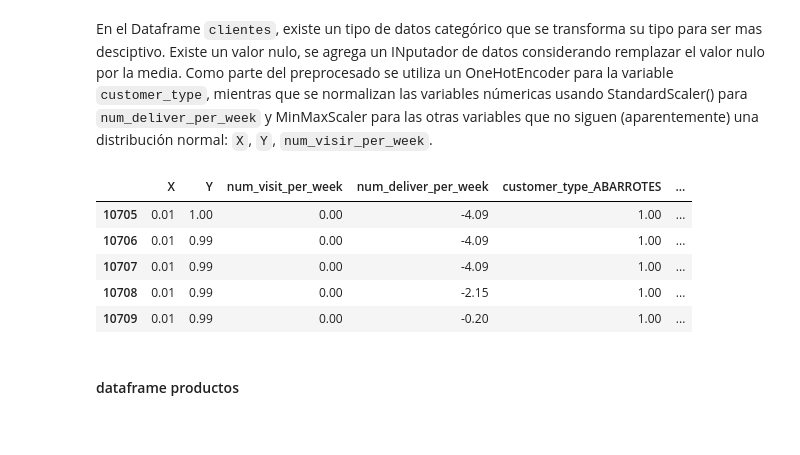
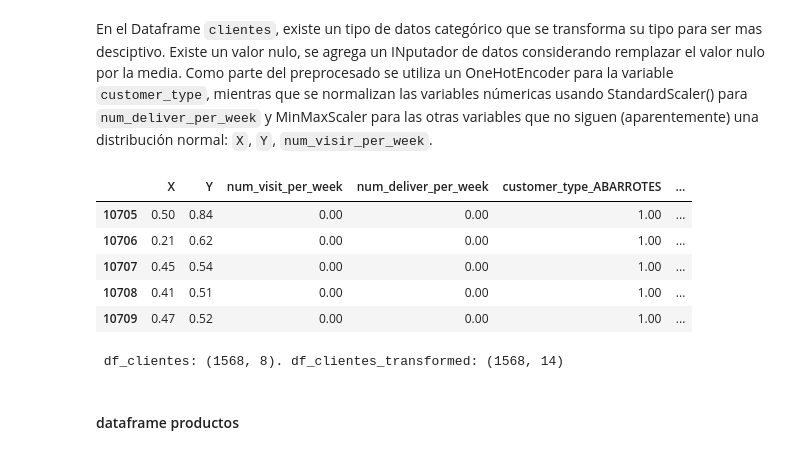
Before and after one commit to onemoremoka/sodaIAdrinks, a Jupyter notebook: datascience_notebook.ipynb, the cells around one changed output. Cells and saved outputs as stored; diff of their text form; code cells hidden in the pictures.

```diff
--- a/datascience_notebook.ipynb
+++ b/datascience_notebook.ipynb
@@ -416,3 +523,6 @@ dtype: int64
+# %%
+# se elimina el registor con X nulo
+df_clientes = df_clientes[df_clientes['X'].notna()]
 # %%
 # se convierte la columna de tipo 'object' a 'category' para optimizar el uso de memoria
 df_clientes = df_clientes.apply(
@@ -510,45 +617,51 @@ import pandas as pd
 
 # Pipelines separados
 num_pipeline = Pipeline([
+    ('outlier', IQR(lambda_=1)),
     ('imputer', SimpleImputer(strategy='mean')),
     ('scaler', MinMaxScaler())
 ])
 
 num_norm_pipeline = Pipeline([
+    ('outlier', IQR(lambda_=1)),
     ('imputer', SimpleImputer(strategy='mean')),
     ('scaler', StandardScaler())
 ])
 
 cat_pipeline = Pipeline([
     ('imputer', SimpleImputer(strategy='most_frequent')),
     ('encoder', OneHotEncoder(handle_unknown='ignore', sparse_output=False))
 ])
 
 # ColumnTransformer
 preprocessor = ColumnTransformer([
     ('num', num_pipeline, ['X', 'Y', 'num_visit_per_week']),
     ('num_norm', num_norm_pipeline, ['num_deliver_per_week']),
     ('cat', cat_pipeline, ['customer_type']),
 ], remainder='passthrough',
    verbose_feature_names_out=False
 ).set_output(transform='pandas')
 
 # Aplica el preprocesador
 X = df_clientes
 df_transformed_array = preprocessor.fit_transform(X)
 
 # Recuperar nombres de columnas transformadas
 feature_names = preprocessor.get_feature_names_out()
 df_clientes_transformed = pd.DataFrame(df_transformed_array, columns=feature_names)
 
 df_clientes_transformed.head()
 # %% [output]
 |  | X | Y | num_visit_per_week | num_deliver_per_week | customer_type_ABARROTES | ... |
-| 10705 | 0.01 | 1.00 | 0.00 | -4.09 | 1.00 | ... |
-| 10706 | 0.01 | 0.99 | 0.00 | -4.09 | 1.00 | ... |
-| 10707 | 0.01 | 0.99 | 0.00 | -4.09 | 1.00 | ... |
-| 10708 | 0.01 | 0.99 | 0.00 | -2.15 | 1.00 | ... |
-| 10709 | 0.01 | 0.99 | 0.00 | -0.20 | 1.00 | ... |
+| 10705 | 0.50 | 0.84 | 0.00 | 0.00 | 1.00 | ... |
+| 10706 | 0.21 | 0.62 | 0.00 | 0.00 | 1.00 | ... |
+| 10707 | 0.45 | 0.54 | 0.00 | 0.00 | 1.00 | ... |
+| 10708 | 0.41 | 0.51 | 0.00 | 0.00 | 1.00 | ... |
+| 10709 | 0.47 | 0.52 | 0.00 | 0.00 | 1.00 | ... |
+# %%
+print(f" df_clientes: {df_clientes.shape}. df_clientes_transformed: {df_clientes_transformed.shape}")
+# %% [output]
+ df_clientes: (1568, 8). df_clientes_transformed: (1568, 14)
 # %% [markdown]
 #### dataframe productos
 # %%
```
Also changed, not shown: parts of 107 cells of this notebook.
